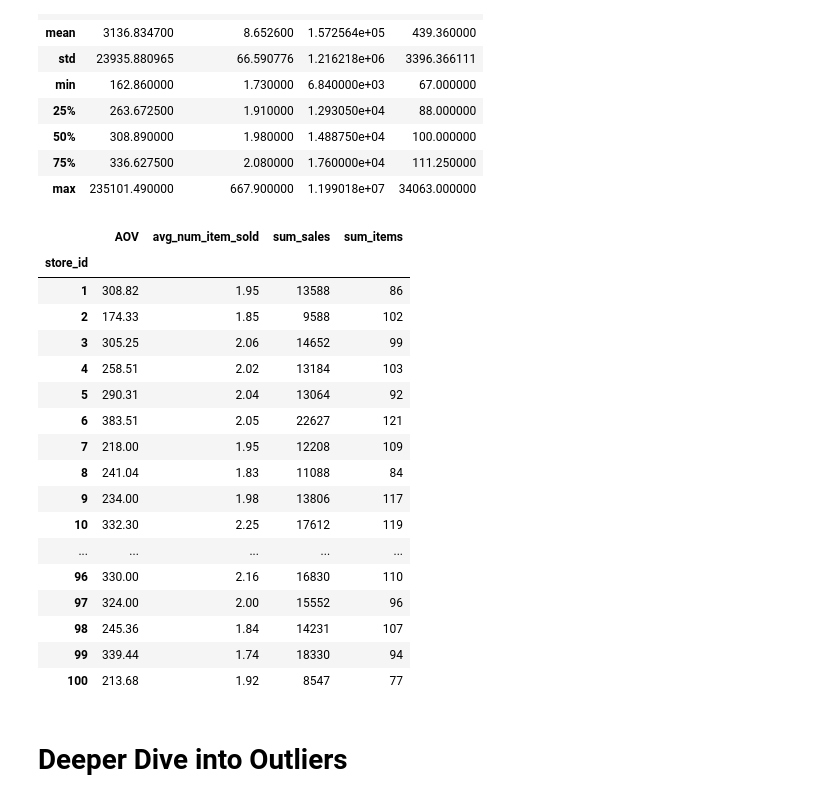
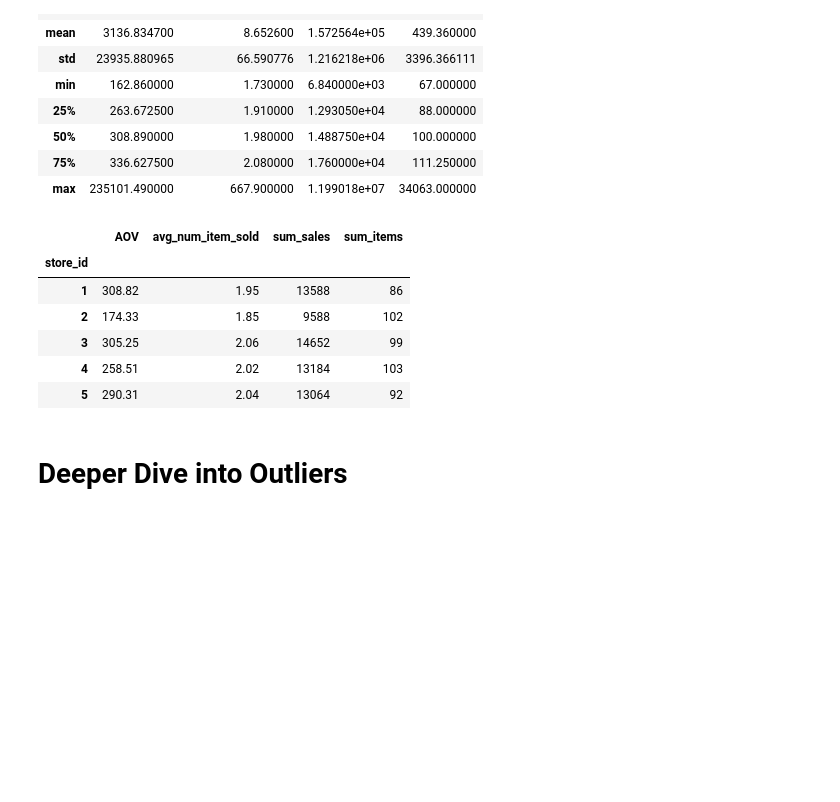
Before and after one commit to ericyeonpark/shopify_exploratory_data_analysis, a Jupyter notebook: data_analysis.ipynb, the cells around one changed output. Saved outputs shown, nothing was run; the diff lists cells and outputs as text; code cells hidden in the pictures; blank space fills up the shorter version.

```diff
--- a/data_analysis.ipynb
+++ b/data_analysis.ipynb
@@ -318,26 +330,15 @@ df_store.describe()
 | 75% | 336.627500 | 2.080000 | 1.760000e+04 | 111.250000 |
 | max | 235101.490000 | 667.900000 | 1.199018e+07 | 34063.000000 |
 # %%
-df_store
+df_store.head()
 # %% [output]
 |  | AOV | avg_num_item_sold | sum_sales | sum_items |
 | store_id |  |  |  |  |
 | 1 | 308.82 | 1.95 | 13588 | 86 |
 | 2 | 174.33 | 1.85 | 9588 | 102 |
 | 3 | 305.25 | 2.06 | 14652 | 99 |
 | 4 | 258.51 | 2.02 | 13184 | 103 |
 | 5 | 290.31 | 2.04 | 13064 | 92 |
-| 6 | 383.51 | 2.05 | 22627 | 121 |
-| 7 | 218.00 | 1.95 | 12208 | 109 |
-| 8 | 241.04 | 1.83 | 11088 | 84 |
-| 9 | 234.00 | 1.98 | 13806 | 117 |
-| 10 | 332.30 | 2.25 | 17612 | 119 |
-| ... | ... | ... | ... | ... |
-| 96 | 330.00 | 2.16 | 16830 | 110 |
-| 97 | 324.00 | 2.00 | 15552 | 96 |
-| 98 | 245.36 | 1.84 | 14231 | 107 |
-| 99 | 339.44 | 1.74 | 18330 | 94 |
-| 100 | 213.68 | 1.92 | 8547 | 77 |
 # %% [markdown]
 # Deeper Dive into Outliers
 # %%
```
Also changed, not shown: parts of 5 cells of this notebook.
